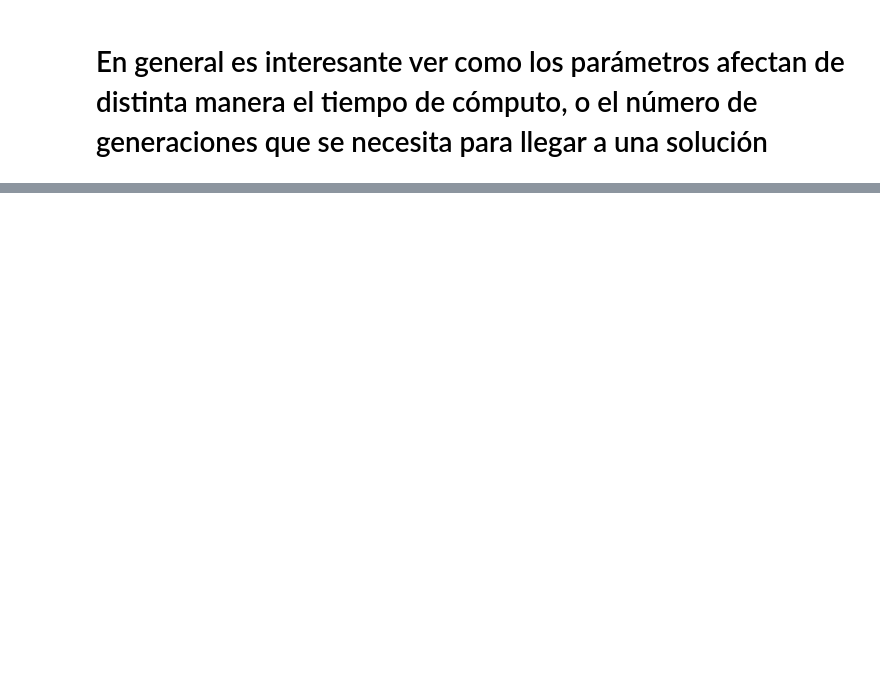
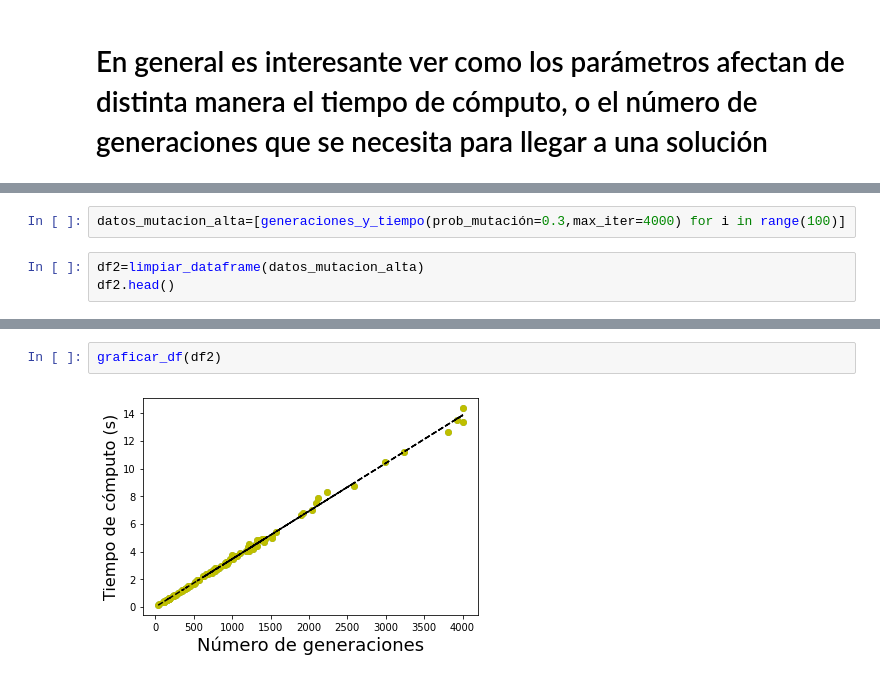
Before and after one commit to papagala/DataScienceMastersDegree, a Jupyter notebook: machine_learning/machine_learning/genetic_algorithm.ipynb, the cells around one changed output, grey strips where cells are left out. Saved outputs shown, nothing was run; the diff lists cells and outputs as text; blank space fills up the shorter version.

```diff
--- a/machine_learning/machine_learning/genetic_algorithm.ipynb
+++ b/machine_learning/machine_learning/genetic_algorithm.ipynb
@@ -328,0 +381,5 @@ graficar_df(df4)
+# %%
+datos_mutacion_alta=[generaciones_y_tiempo(prob_mutación=0.3,max_iter=4000) for i in range(100)]
+# %%
+df2=limpiar_dataframe(datos_mutacion_alta)
+df2.head()
@@ -328,0 +393,4 @@ graficar_df(df4)
+# %%
+graficar_df(df2)
+# %% [output]
+[figure, added]
```
Also changed, not shown: parts of 25 cells of this notebook, 2 other files.
